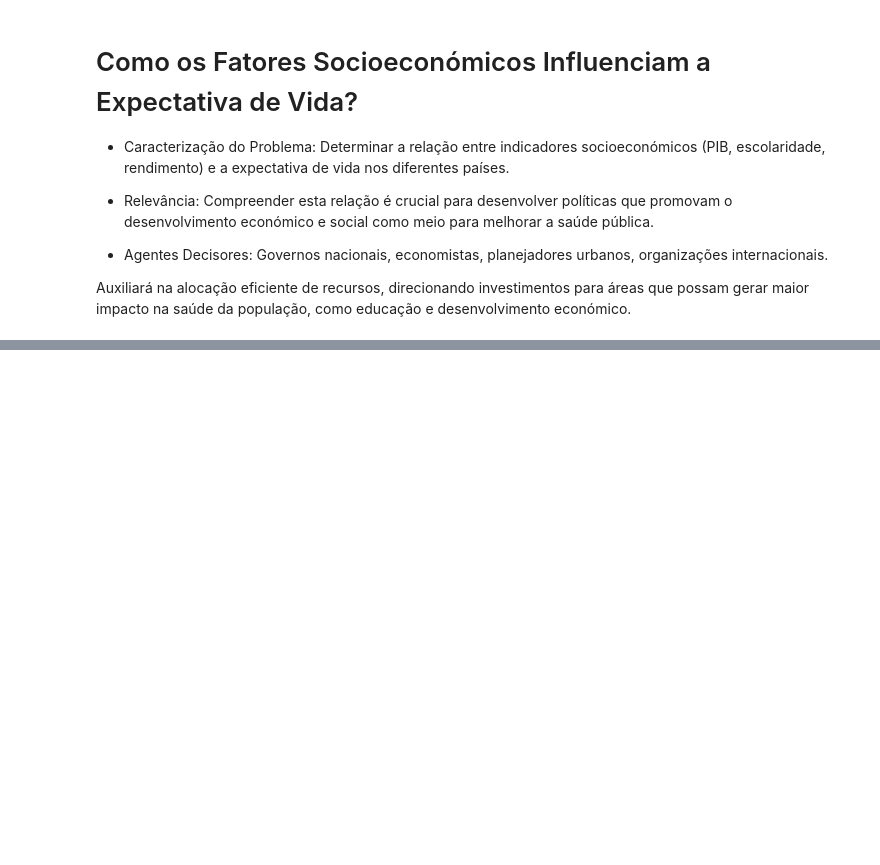
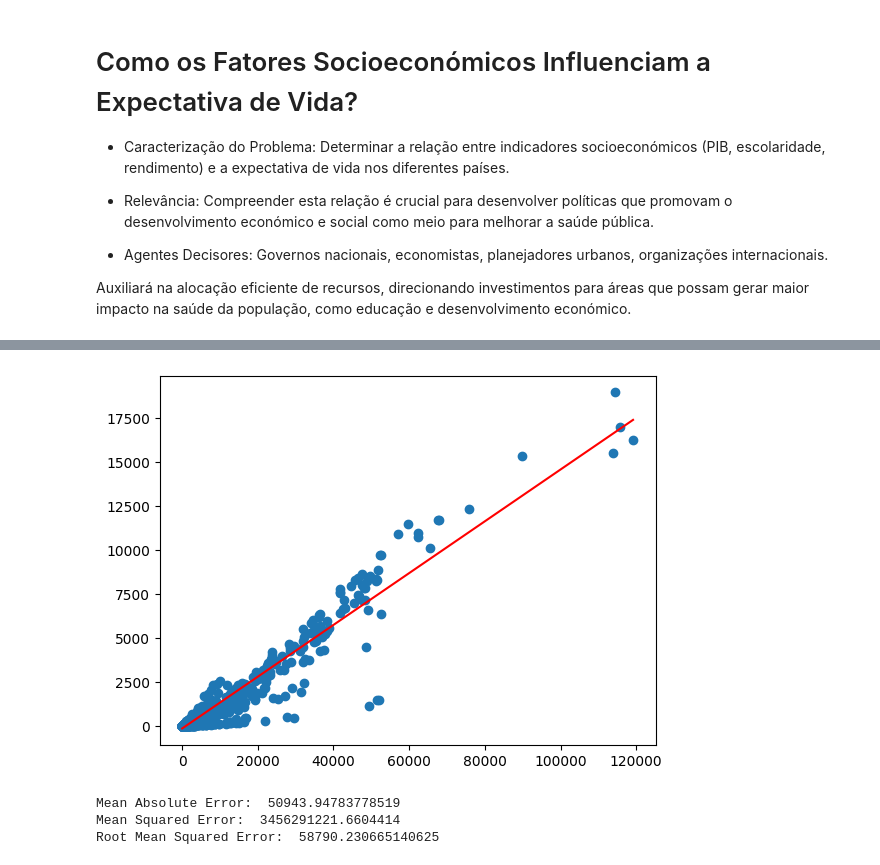
Before and after one commit to altonFreitas/Metodos_Tecnicas_Analise_Dados, a Jupyter notebook: Fatores_Socioeconomicos.ipynb, the cells around one changed output, grey strips where cells are left out. Saved outputs shown, nothing was run; the diff lists cells and outputs as text; code cells hidden in the pictures; blank space fills up the shorter version.

```diff
--- a/Fatores_Socioeconomicos.ipynb
+++ b/Fatores_Socioeconomicos.ipynb
@@ -40,0 +123,17 @@ memory usage: 283.6+ KB
+# %%
+x_array = np.arange(min(data.GDP),max(data.GDP)).reshape(-1,1)  # this for information about the line to be predicted
+
+plt.scatter(x,y)
+y_head = linear_reg.predict(x_array)                                 # this is predict percentage of expenditure
+plt.plot(x_array,y_head,color="red")
+plt.show()
+
+from sklearn import metrics
+print("Mean Absolute Error: ", metrics.mean_absolute_error(x_array,y_head))
+print("Mean Squared Error: ", metrics.mean_squared_error(x_array,y_head))
+print("Root Mean Squared Error: ", np.sqrt(metrics.mean_squared_error(x_array, y_head)))
+# %% [output]
+[figure, added]
+Mean Absolute Error:  50943.94783778519
+Mean Squared Error:  3456291221.6604414
+Root Mean Squared Error:  58790.230665140625
```
Also changed, not shown: parts of 8 cells of this notebook, 1 other file.
